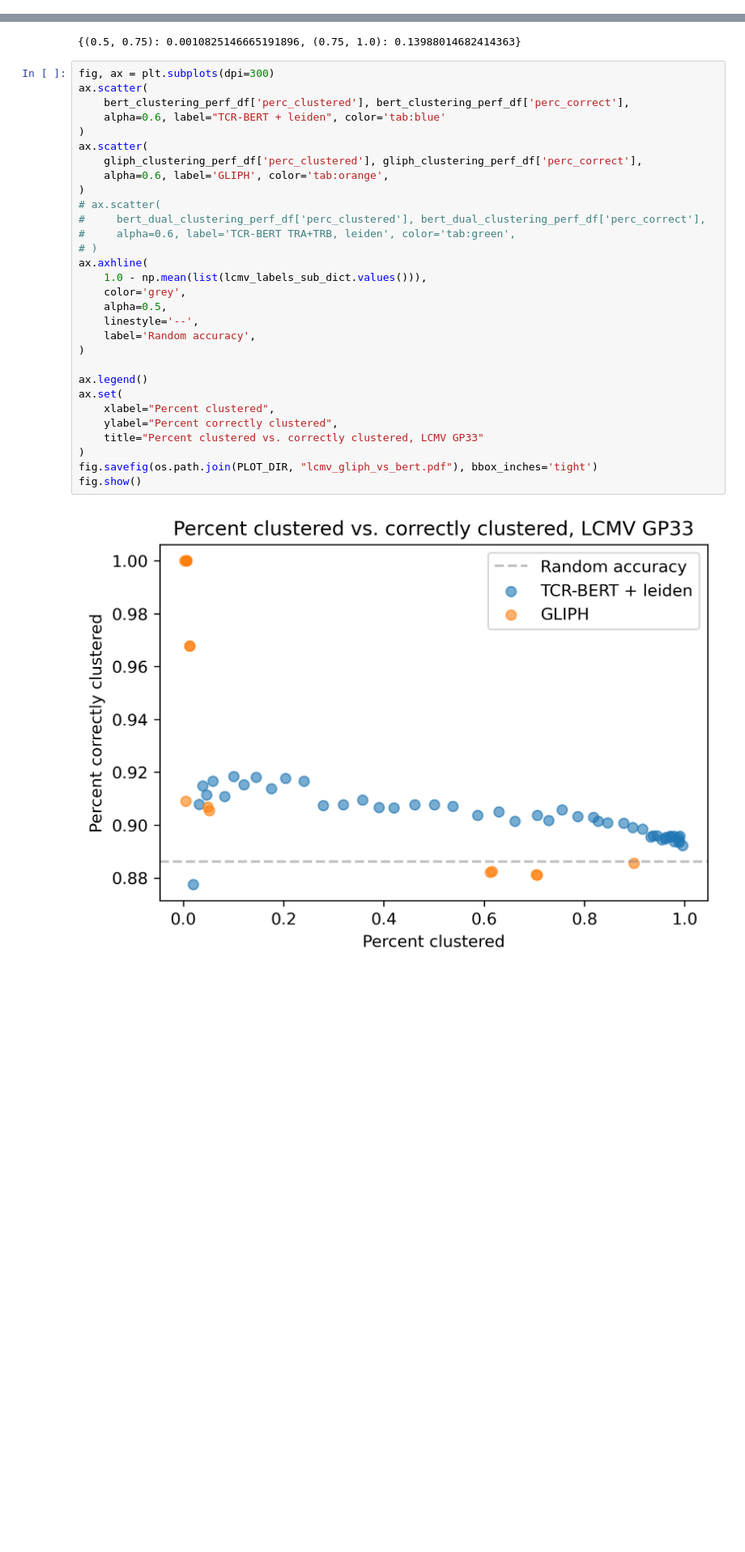
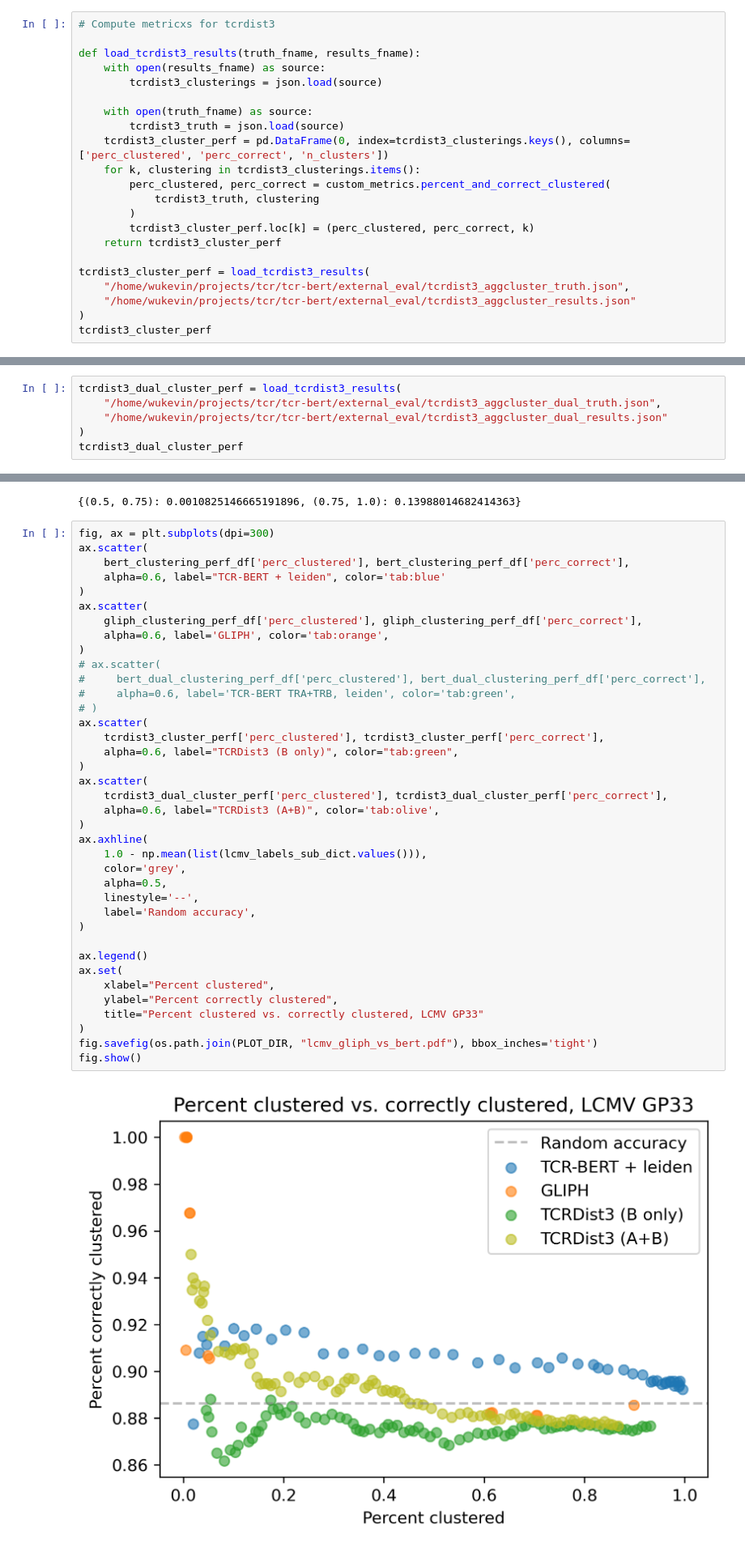
Before and after one commit to wukevin/tcr-bert, a Jupyter notebook: jupyter/transformers_lcmv_clustering.ipynb, the cells around one changed output, grey strips where cells are left out. Shown at 81% size. Saved outputs shown, nothing was run; the diff lists cells and outputs as text; blank space fills up the shorter version.

Commit message:
Update LCMV clustering with TCRDist3 results

```diff
--- a/jupyter/transformers_lcmv_clustering.ipynb
+++ b/jupyter/transformers_lcmv_clustering.ipynb
@@ -314,3 +305,25 @@ bert_dual_clustering_perf_df
 | 462.939308 | 0.018420 | 0.866667 | 1962 |
 | 486.852057 | 0.011052 | 0.888889 | 2018 |
 | 512.000000 | 0.009824 | 0.916667 | 2067 |
+# %%
+# Compute metricxs for tcrdist3
+
+def load_tcrdist3_results(truth_fname, results_fname):
+    with open(results_fname) as source:
+        tcrdist3_clusterings = json.load(source)
+
+    with open(truth_fname) as source:
+        tcrdist3_truth = json.load(source)
+    tcrdist3_cluster_perf = pd.DataFrame(0, index=tcrdist3_clusterings.keys(), columns=['perc_clustered', 'perc_correct', 'n_clusters'])
+    for k, clustering in tcrdist3_clusterings.items():
+        perc_clustered, perc_correct = custom_metrics.percent_and_correct_clustered(
+            tcrdist3_truth, clustering
+        )
+        tcrdist3_cluster_perf.loc[k] = (perc_clustered, perc_correct, k)
+    return tcrdist3_cluster_perf
+
+tcrdist3_cluster_perf = load_tcrdist3_results(
+    "/home/wukevin/projects/tcr/tcr-bert/external_eval/tcrdist3_aggcluster_truth.json",
+    "/home/wukevin/projects/tcr/tcr-bert/external_eval/tcrdist3_aggcluster_results.json"
+)
+tcrdist3_cluster_perf
@@ -316,0 +344,6 @@ bert_dual_clustering_perf_df
+# %%
+tcrdist3_dual_cluster_perf = load_tcrdist3_results(
+    "/home/wukevin/projects/tcr/tcr-bert/external_eval/tcrdist3_aggcluster_dual_truth.json",
+    "/home/wukevin/projects/tcr/tcr-bert/external_eval/tcrdist3_aggcluster_dual_results.json"
+)
+tcrdist3_dual_cluster_perf
@@ -342,34 +389,42 @@ per_interval_pval
 fig, ax = plt.subplots(dpi=300)
 ax.scatter(
     bert_clustering_perf_df['perc_clustered'], bert_clustering_perf_df['perc_correct'],
     alpha=0.6, label="TCR-BERT + leiden", color='tab:blue'
 )
 ax.scatter(
     gliph_clustering_perf_df['perc_clustered'], gliph_clustering_perf_df['perc_correct'],
     alpha=0.6, label='GLIPH', color='tab:orange',
 )
 # ax.scatter(
 #     bert_dual_clustering_perf_df['perc_clustered'], bert_dual_clustering_perf_df['perc_correct'],
 #     alpha=0.6, label='TCR-BERT TRA+TRB, leiden', color='tab:green',
 # )
+ax.scatter(
+    tcrdist3_cluster_perf['perc_clustered'], tcrdist3_cluster_perf['perc_correct'],
+    alpha=0.6, label="TCRDist3 (B only)", color="tab:green",
+)
+ax.scatter(
+    tcrdist3_dual_cluster_perf['perc_clustered'], tcrdist3_dual_cluster_perf['perc_correct'],
+    alpha=0.6, label="TCRDist3 (A+B)", color='tab:olive',
+)
 ax.axhline(
     1.0 - np.mean(list(lcmv_labels_sub_dict.values())),
     color='grey',
     alpha=0.5,
     linestyle='--',
     label='Random accuracy',
 )
 
 ax.legend()
 ax.set(
     xlabel="Percent clustered",
     ylabel="Percent correctly clustered",
     title="Percent clustered vs. correctly clustered, LCMV GP33"
 )
 fig.savefig(os.path.join(PLOT_DIR, "lcmv_gliph_vs_bert.pdf"), bbox_inches='tight')
 fig.show()
 # %% [output]
-[figure, old version]
+[figure, new version]
 # %%
 # percentage correct is much more stable for both, not worth plotting really
 fig, ax1 = plt.subplots(dpi=300)
```
Also changed, not shown: parts of 5 cells of this notebook, 1 other file.
